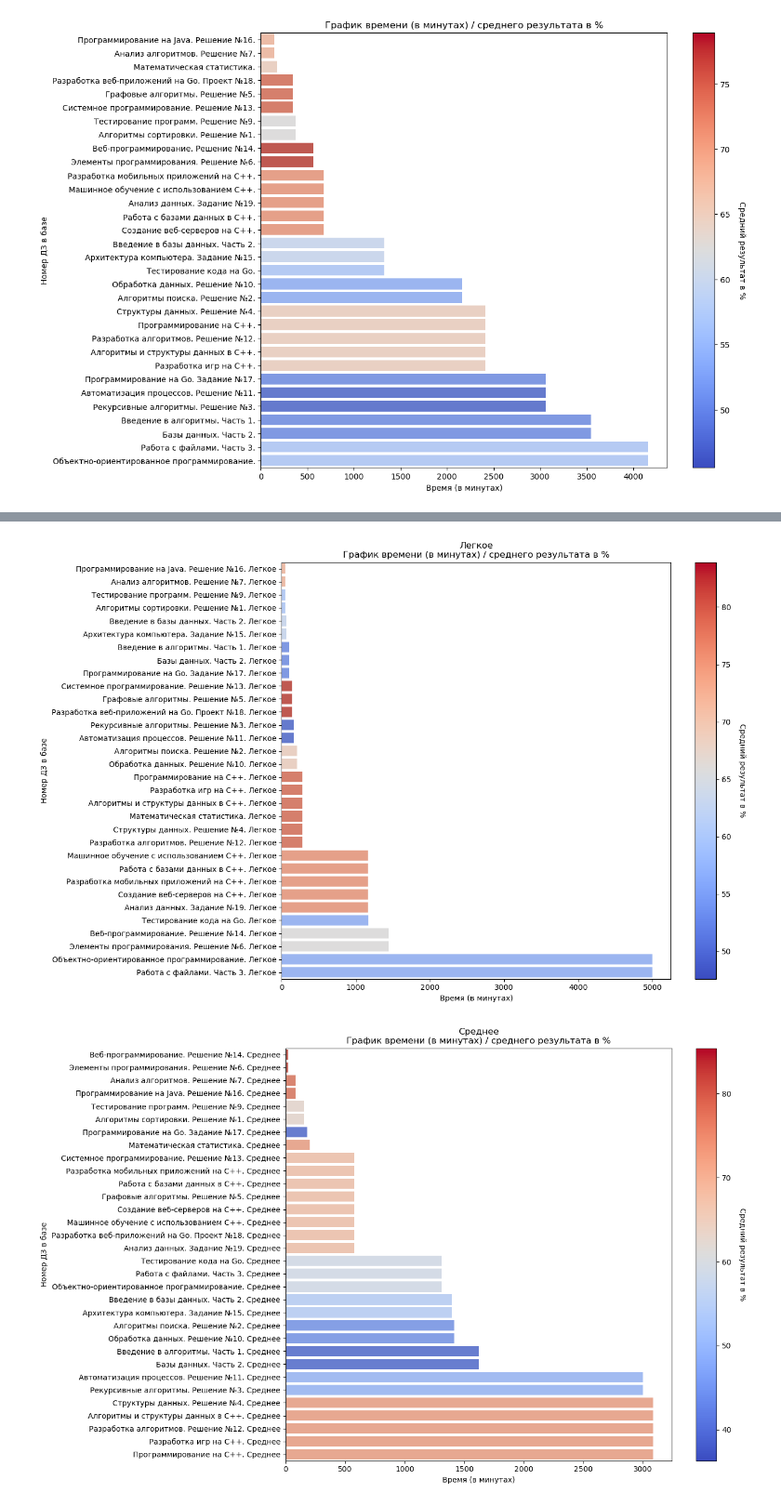
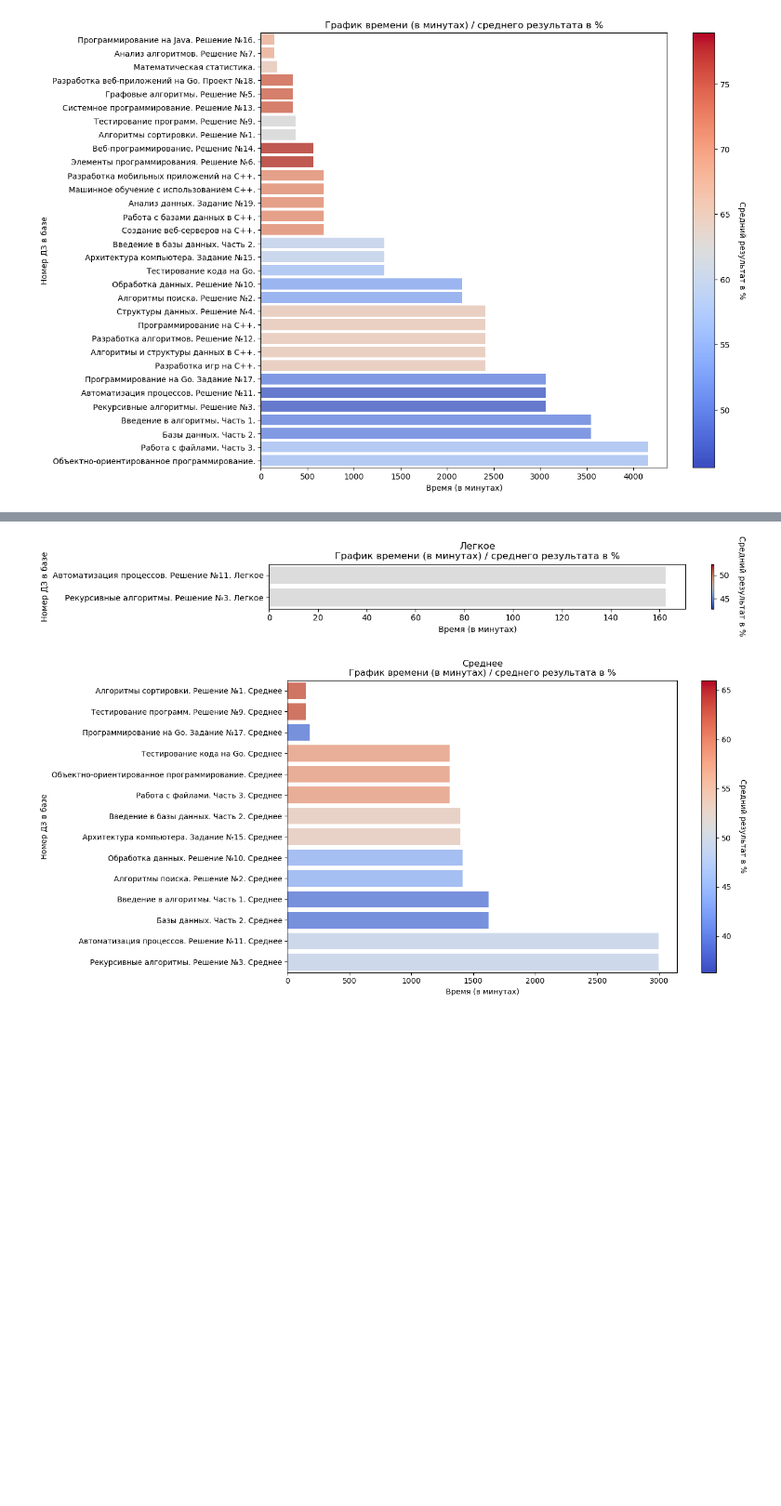
Before and after one commit to serioio321/homework_analysis, a Jupyter notebook: homework_analysis.ipynb, the cells around one changed output, grey strips where cells are left out. Shown: that part at 93% size. Saved outputs shown, nothing was run; the diff lists cells and outputs as text; code cells hidden in the pictures; blank space fills up the shorter version.

```diff
--- a/homework_analysis.ipynb
+++ b/homework_analysis.ipynb
@@ -49,0 +95,18 @@ groupby_traсk.head(5)
+# %%
+# в датасет беру только нужные метрики, также использую 80 процентиль времени решения ДЗ,
+# чтобы избавится от сильных выбросов
+filtered_data = data.copy()[['ДЗ в базе', 'сдали ДЗ', '80 процентиль времени решения ДЗ в минутах', '% сдачи ДЗ', 'средний результат в %']]
+
+# для группировки по 3 уровням сложности ДЗ эти уровни убираются из названий, чтобы они стали идентичными
+filtered_data['ДЗ в базе'] = filtered_data['ДЗ в базе'].str.replace(r'\s*(?:Легкое|Среднее|Тяжелое)\s*', '', regex=True)
+
+# чтобы более правильно взять статистику будут использоваться взвешенные средние
+weighted_avg = lambda x: np.average(x, weights=filtered_data.loc[x.index, '% сдачи ДЗ'])
+
+groupby_traсk = filtered_data.groupby('ДЗ в базе').agg({
+    '% сдачи ДЗ': 'mean',
+    '80 процентиль времени решения ДЗ в минутах': weighted_avg,
+    'средний результат в %': weighted_avg
+}).reset_index()
+
+groupby_traсk.head(5)
@@ -122,46 +161,38 @@ plt.show()
 # %%
-data_sort_copy = data_sort.copy()
-data_sort_copy['80 процентиль времени решения ДЗ в минутах'] = data_sort_copy['80 процентиль времени решения ДЗ в минутах'].apply(lambda x: min(x, 5000))
+data_copy = data.copy()
+# максимальное время ограничено для более понятной визуализации
+data_copy['80 процентиль времени решения ДЗ в минутах'] = data_copy['80 процентиль времени решения ДЗ в минутах'].apply(lambda x: min(x, 6000))
+# для более чательного анализа будем рассматривать только те ДЗ, которые уже набрали 20 и более решений
+# искать проблемы нужно в задачах, в которых средний результат ниже среднего
+data_sort_copy = data_copy[(data_copy['сдали ДЗ'] >= 20 ) & (data_copy['средний результат в %'] < 67.038589)]
 data_sort_copy = data_sort_copy.sort_values(by='80 процентиль времени решения ДЗ в минутах')
 
-def convert_to_numeric(value):
-    try:
-        return pd.to_numeric(value.replace(',', '.').replace('%', ''), errors='coerce')
-    except ValueError:
-        return None
-
-
+# построение графика для каждого уровня сложности ДЗ
 for track in ['Легкое', 'Среднее', 'Тяжелое']:
 
     data_track = data_sort_copy[data_sort_copy['ДЗ в базе'].str.contains(track)]
 
-    plt.figure(figsize=(18, 10))
+    # размер графика зависит от кол-ва найденных строк
+    plt.figure(figsize=(18, min(10, data_track.shape[0] * 0.5)))
     plt.subplots_adjust(left=0.4)
 
     norm = plt.Normalize(data_track['средний результат в %'].min(), data_track['средний результат в %'].max())
     sm = plt.cm.ScalarMappable(cmap='coolwarm', norm=norm)
 
     ax = sns.barplot(x='80 процентиль времени решения ДЗ в минутах', y='ДЗ в базе', data=data_track, palette='coolwarm', hue='средний результат в %', dodge=False)
 
-    unique_legend_values = data_track['средний результат в %'].dropna().unique().astype(int)
-
-    legend = plt.legend(title='Средний результат в %')
-    legend_labels = [f'{value}%' for value in unique_legend_values if value.is_integer()]
-    legend.get_title().set_fontsize('10')
-    for text in legend.texts:
-        text.set_fontsize('8')
-
     plt.title(f'{track}\nГрафик времени (в минутах) / среднего результата в %')
     plt.xlabel('Время (в минутах)')
     plt.ylabel('Номер ДЗ в базе')
+    ax.legend().set_visible(False)
 
-    ax.legend().set_visible(False)
     cbar = ax.figure.colorbar(sm, ax=ax)
     cbar.set_label('Средний результат в %', rotation=270, labelpad=20)
 
-#     plt.savefig(f'output_plot_{track}.png', dpi=300, bbox_inches='tight')
+    # при необходимости сохранить график
+    # plt.savefig(f'output_plot_{track}.png', dpi=300, bbox_inches='tight')
 
     plt.show()
 # %% [output]
-[figure, old version]
+[figure, new version]
-[figure, old version]
+[figure, new version]
```
Also changed, not shown: parts of 11 cells of this notebook.
